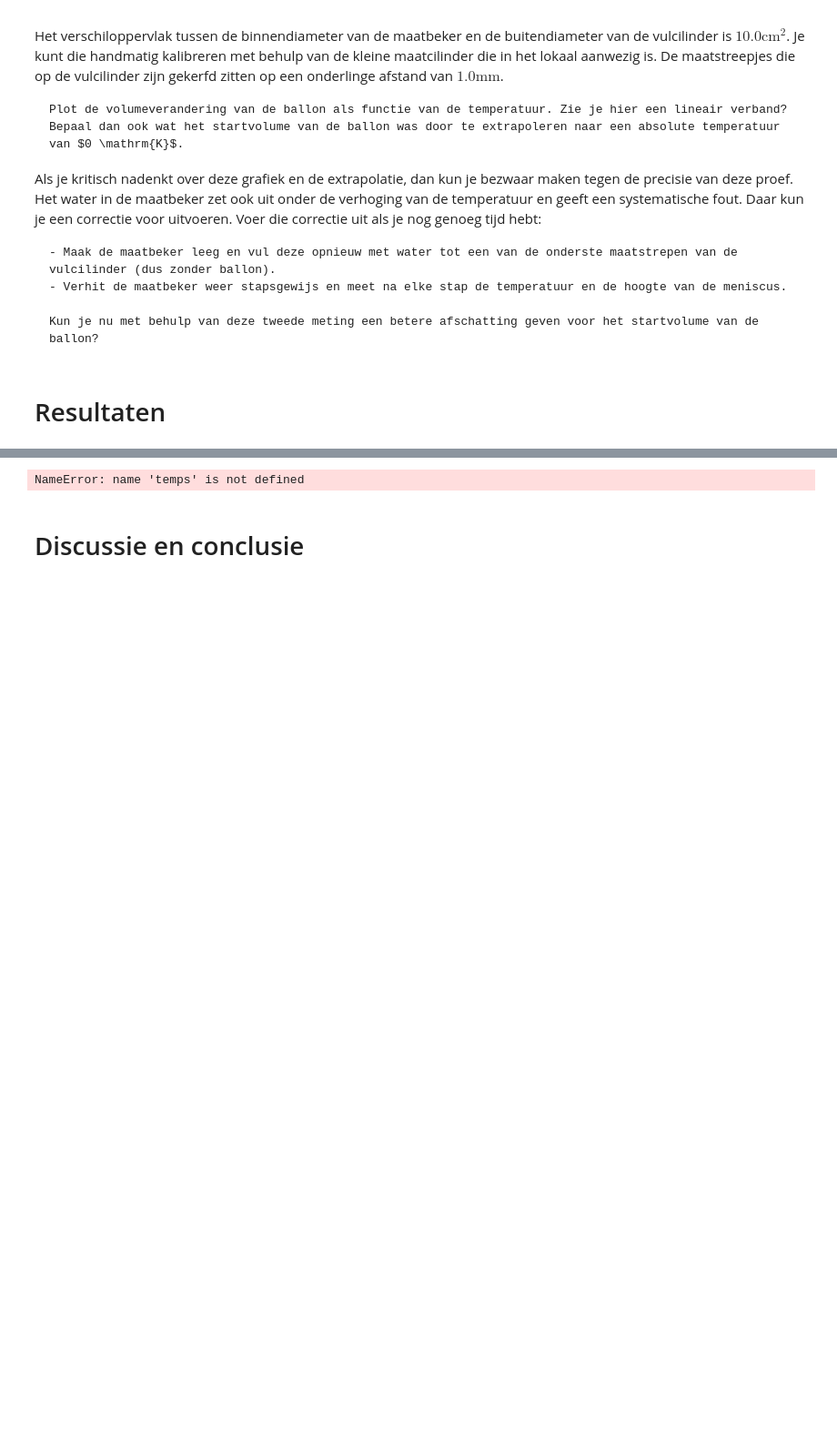
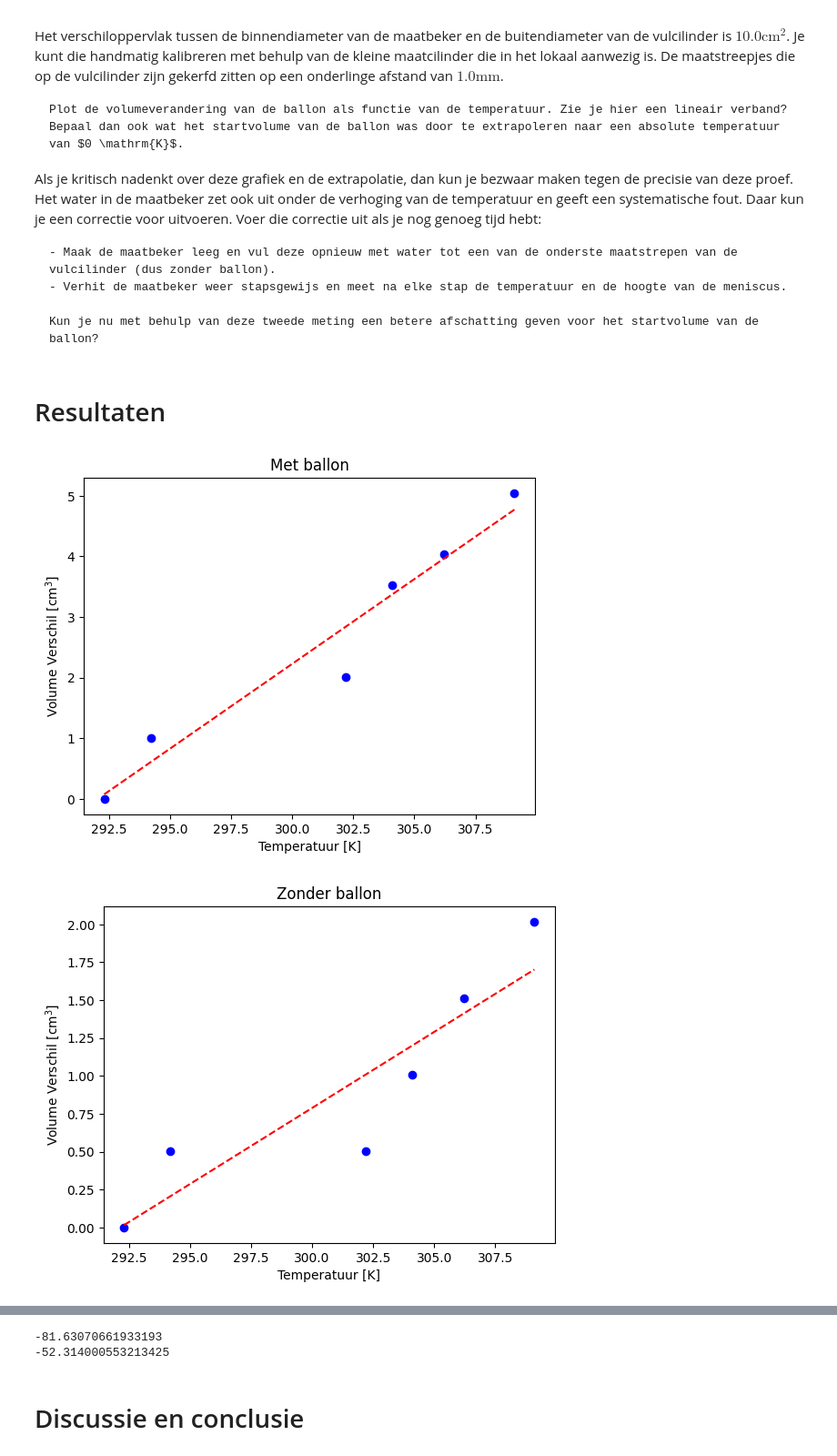
Before and after one commit to SybrenK07/25, a Jupyter notebook: Content/Labs/ballonproef.ipynb, the cells around one changed output, grey strips where cells are left out. Shown at 91% size. Drawn from its saved outputs; the diff is of its cells as text; code cells hidden in the pictures; blank space fills up the shorter version.

```diff
--- a/Content/Labs/ballonproef.ipynb
+++ b/Content/Labs/ballonproef.ipynb
@@ -87,36 +87,38 @@ opp_water = 1/4 * np.pi * (diam_beker**2 - diam_deksel**2) #cm2
 totaal_volumes = (np.asarray(totaal_hoogtes) - totaal_hoogtes[0]) * opp_water
 water_volumes = (np.asarray(water_hoogtes) - water_hoogtes[0]) * opp_water
 
-temps_abs = np.asarray(temps) + 273
+temps_abs = np.asarray(totaal_temps) + 273
 
 totaal_coef = np.polyfit(temps_abs, totaal_volumes, 1)
 totaal_func = np.poly1d(totaal_coef)
 water_coef = np.polyfit(temps_abs, water_volumes, 1)
 water_func = np.poly1d(water_coef)
 
 plt.plot(temps_abs, totaal_volumes, 'ob')
 plt.plot(temps_abs, totaal_func(temps_abs), '--r')
 plt.xlabel('Temperatuur [K]')
 plt.ylabel('Volume Verschil [cm$^3$]')
 plt.title('Met ballon')
 plt.show()
 
 plt.plot(temps_abs, water_volumes, 'ob')
 plt.plot(temps_abs, water_func(temps_abs), '--r')
 plt.xlabel('Temperatuur [K]')
 plt.ylabel('Volume Verschil [cm$^3$]')
 plt.title('Zonder ballon')
 plt.show()
 
 ballon_coef = np.polyfit(temps_abs, totaal_volumes, 1) - np.polyfit(temps_abs, water_volumes, 1)
 ballon_func = np.poly1d(ballon_coef)
 
 plt.plot(temps_abs, ballon_func(temps_abs), '--r')
 plt.xlabel('Temperatuur [K]')
 plt.ylabel('Volume Verschil [cm$^3$]')
 plt.title('Alleen ballon')
 plt.show()
 
 print(totaal_func(0))
 print(ballon_func(0))
 # %% [output]
+[figure, added]
+[figure, added]
@@ -123,3 +126,4 @@ print(ballon_func(0))
-NameError: name 'temps' is not defined
+-81.63070661933193
+-52.314000553213425
 # %% [markdown]
 # Discussie en conclusie
```
Also changed, not shown: parts of 1 cell of this notebook, 1 other file.
